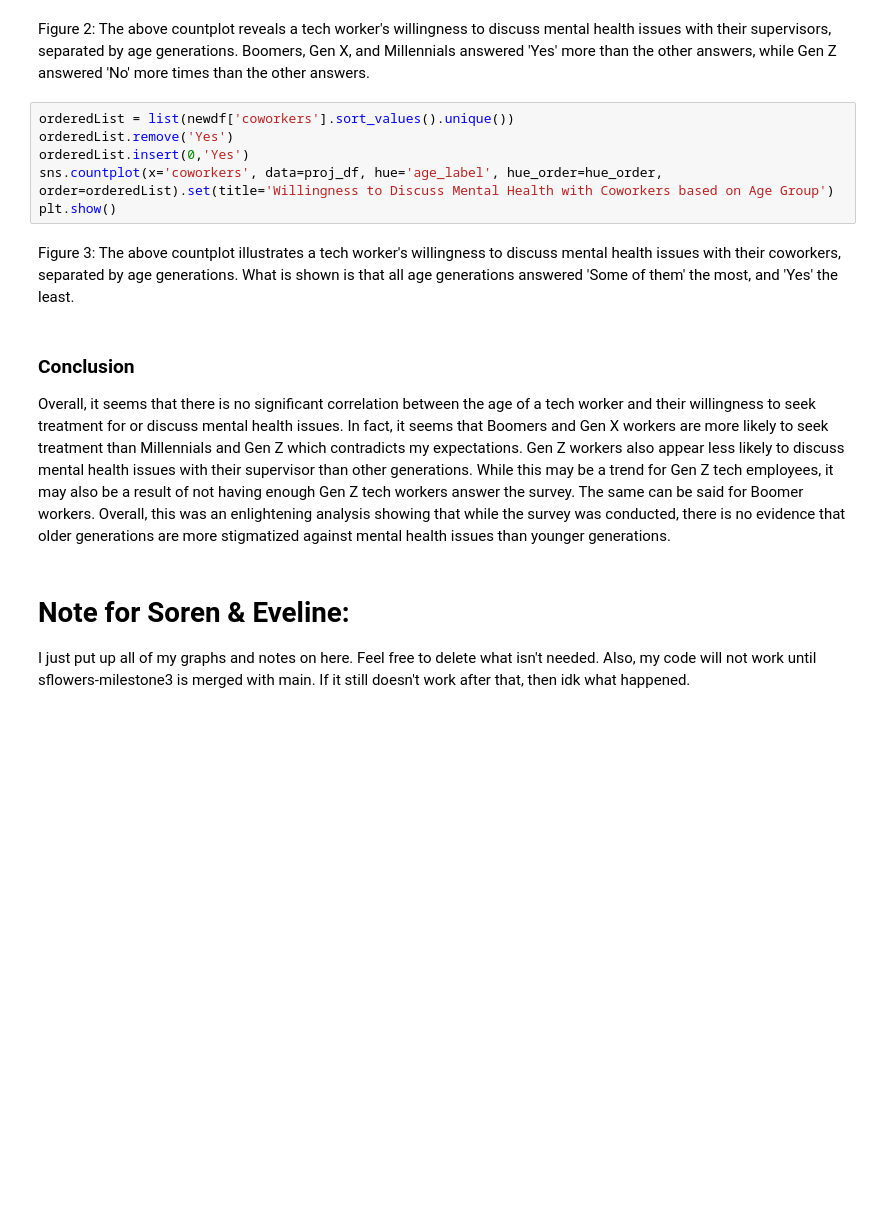
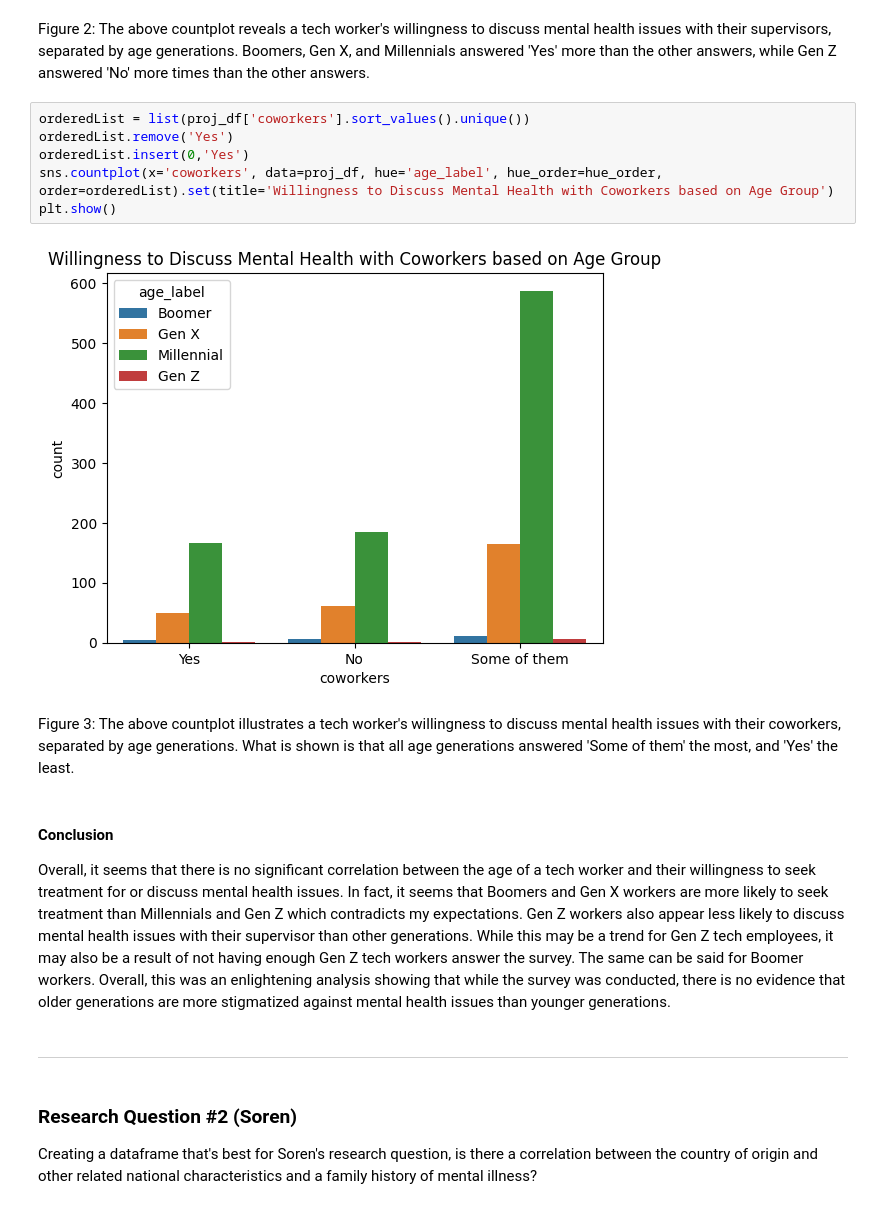
Before and after one commit to ubco-W2022T1-cosc301/project-group06, a Jupyter notebook: notebooks/groupAnalysis.ipynb, the cells around one changed output. Cells and saved outputs as stored; diff of their text form; blank space fills up the shorter version.

```diff
--- a/notebooks/groupAnalysis.ipynb
+++ b/notebooks/groupAnalysis.ipynb
@@ -48,17 +75,22 @@ plt.show()
 # %% [markdown]
 Figure 2: The above countplot reveals a tech worker's willingness to discuss mental health issues with their supervisors, separated by age generations. Boomers, Gen X, and Millennials answered 'Yes' more than the other answers, while Gen Z answered 'No' more times than the other answers.
 # %%
-orderedList = list(newdf['coworkers'].sort_values().unique())
+orderedList = list(proj_df['coworkers'].sort_values().unique())
 orderedList.remove('Yes')
 orderedList.insert(0,'Yes')
 sns.countplot(x='coworkers', data=proj_df, hue='age_label', hue_order=hue_order, order=orderedList).set(title='Willingness to Discuss Mental Health with Coworkers based on Age Group')
 plt.show()
+# %% [output]
+[figure, added]
 # %% [markdown]
 Figure 3: The above countplot illustrates a tech worker's willingness to discuss mental health issues with their coworkers, separated by age generations. What is shown is that all age generations answered 'Some of them' the most, and 'Yes' the least.
 # %% [markdown]
-### Conclusion
+#### Conclusion
 
 Overall, it seems that there is no significant correlation between the age of a tech worker and their willingness to seek treatment for or discuss mental health issues. In fact, it seems that Boomers and Gen X workers are more likely to seek treatment than Millennials and Gen Z which contradicts my expectations. Gen Z workers also appear less likely to discuss mental health issues with their supervisor than other generations. While this may be a trend for Gen Z tech employees, it may also be a result of not having enough Gen Z tech workers answer the survey. The same can be said for Boomer workers. Overall, this was an enlightening analysis showing that while the survey was conducted, there is no evidence that older generations are more stigmatized against mental health issues than younger generations.
-# %% [markdown]
-# Note for Soren & Eveline:
-I just put up all of my graphs and notes on here. Feel free to delete what isn't needed. Also, my code will not work until sflowers-milestone3 is merged with main. If it still doesn't work after that, then idk what happened.
+# %% [markdown]
+---
+# %% [markdown]
+### Research Question #2 (Soren)
+
+Creating a dataframe that's best for Soren's research question, is there a correlation between the country of origin and other related national characteristics and a family history of mental illness?
```
Also changed, not shown: parts of 44 cells of this notebook, 6 other files.
